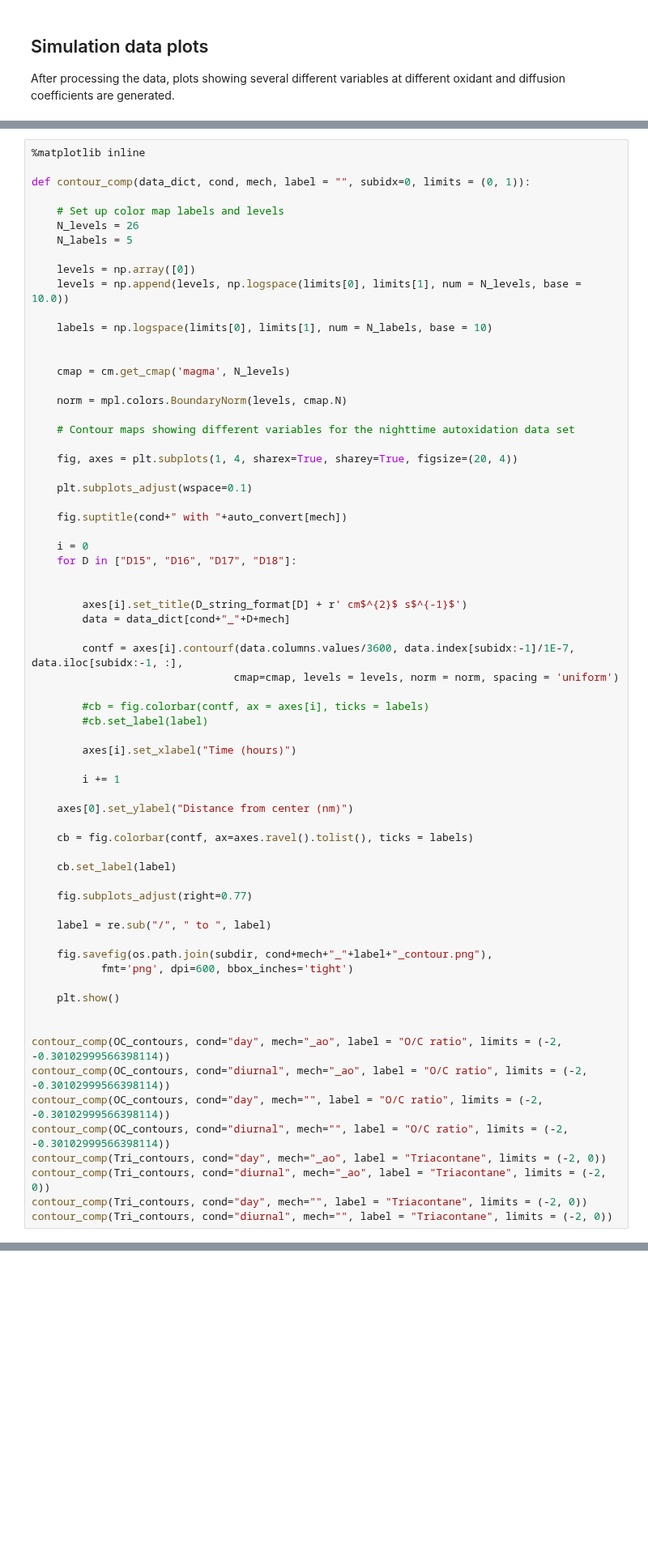
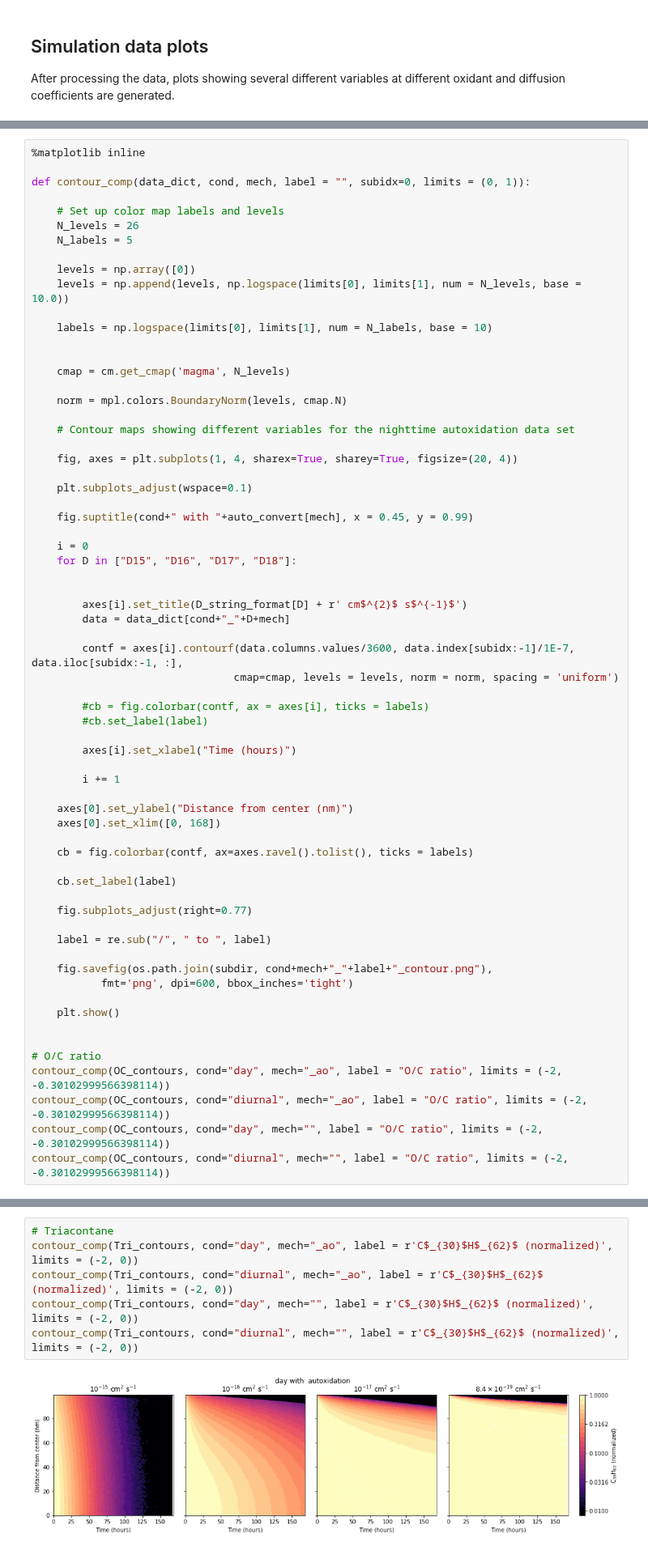
Before and after one commit to aawiegel/StackSimAnalysis, a Jupyter notebook: python/Autoxidation.ipynb, the cells around one changed output, grey strips where cells are left out. Shown at 81% size. Saved outputs shown, nothing was run; the diff lists cells and outputs as text; blank space fills up the shorter version.

```diff
--- a/python/Autoxidation.ipynb
+++ b/python/Autoxidation.ipynb
@@ -402,7 +422,7 @@ def contour_comp(data_dict, cond, mech, label = "", subidx=0, limits = (0, 1)):
 
     plt.subplots_adjust(wspace=0.1)
 
-    fig.suptitle(cond+" with "+auto_convert[mech])
+    fig.suptitle(cond+" with "+auto_convert[mech], x = 0.45, y = 0.99)
 
     i = 0
     for D in ["D15", "D16", "D17", "D18"]:
@@ -422,6 +442,7 @@ def contour_comp(data_dict, cond, mech, label = "", subidx=0, limits = (0, 1)):
         i += 1
 
     axes[0].set_ylabel("Distance from center (nm)")
+    axes[0].set_xlim([0, 168])
 
     cb = fig.colorbar(contf, ax=axes.ravel().tolist(), ticks = labels)
 
@@ -437,12 +458,9 @@ def contour_comp(data_dict, cond, mech, label = "", subidx=0, limits = (0, 1)):
     plt.show()
 
 
+# O/C ratio
 contour_comp(OC_contours, cond="day", mech="_ao", label = "O/C ratio", limits = (-2, -0.30102999566398114))
 contour_comp(OC_contours, cond="diurnal", mech="_ao", label = "O/C ratio", limits = (-2, -0.30102999566398114))
 contour_comp(OC_contours, cond="day", mech="", label = "O/C ratio", limits = (-2, -0.30102999566398114))
 contour_comp(OC_contours, cond="diurnal", mech="", label = "O/C ratio", limits = (-2, -0.30102999566398114))
-contour_comp(Tri_contours, cond="day", mech="_ao", label = "Triacontane", limits = (-2, 0))
-contour_comp(Tri_contours, cond="diurnal", mech="_ao", label = "Triacontane", limits = (-2, 0))
-contour_comp(Tri_contours, cond="day", mech="", label = "Triacontane", limits = (-2, 0))
-contour_comp(Tri_contours, cond="diurnal", mech="", label = "Triacontane", limits = (-2, 0))
 # %% [output]
@@ -456,0 +471,8 @@ contour_comp(Tri_contours, cond="diurnal", mech="", label = "Triacontane", limit
+# %%
+# Triacontane
+contour_comp(Tri_contours, cond="day", mech="_ao", label = r'C$_{30}$H$_{62}$ (normalized)', limits = (-2, 0))
+contour_comp(Tri_contours, cond="diurnal", mech="_ao", label = r'C$_{30}$H$_{62}$ (normalized)', limits = (-2, 0))
+contour_comp(Tri_contours, cond="day", mech="", label = r'C$_{30}$H$_{62}$ (normalized)', limits = (-2, 0))
+contour_comp(Tri_contours, cond="diurnal", mech="", label = r'C$_{30}$H$_{62}$ (normalized)', limits = (-2, 0))
+# %% [output]
+[figure, added]
```
Also changed, not shown: parts of 10 cells of this notebook.
